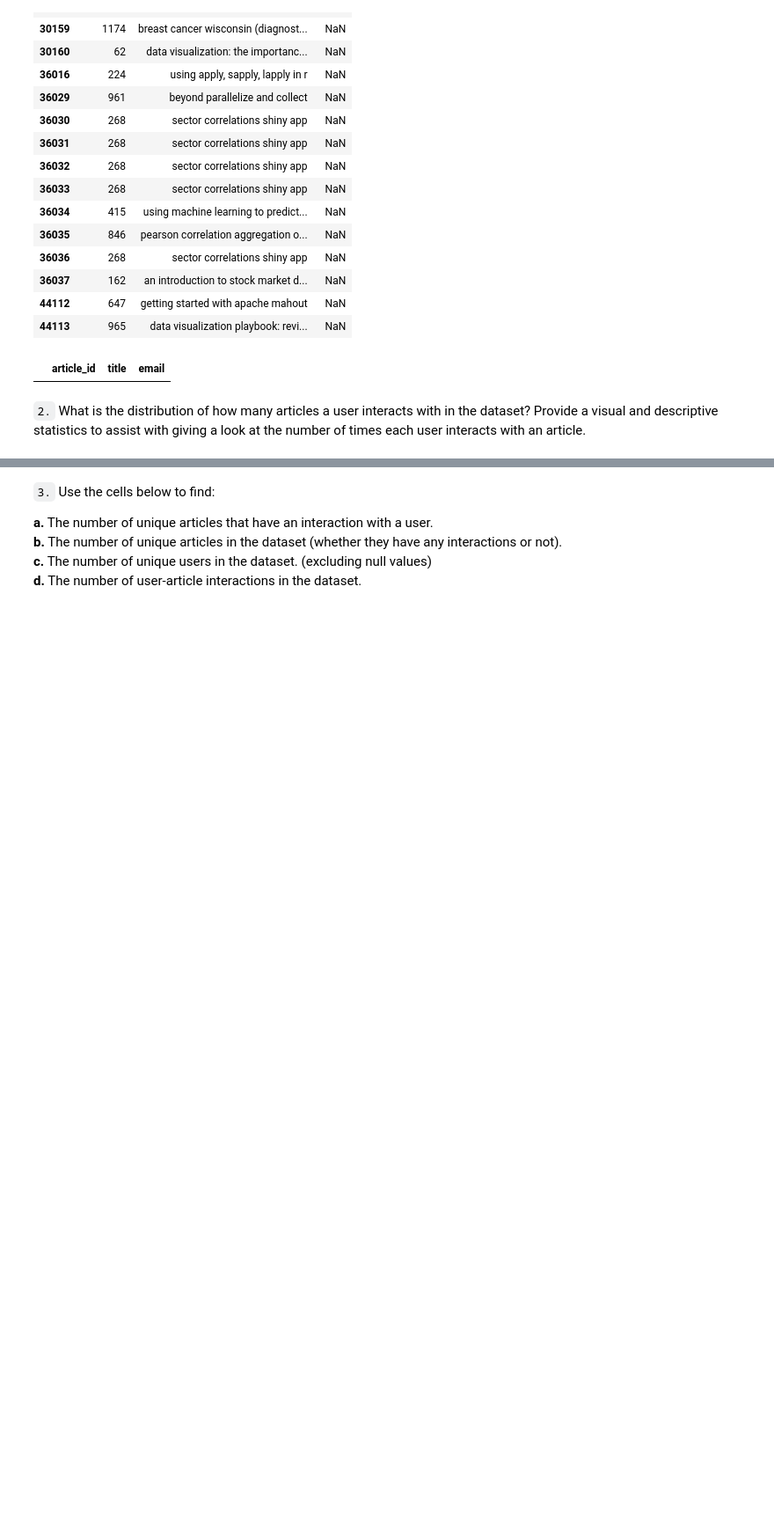
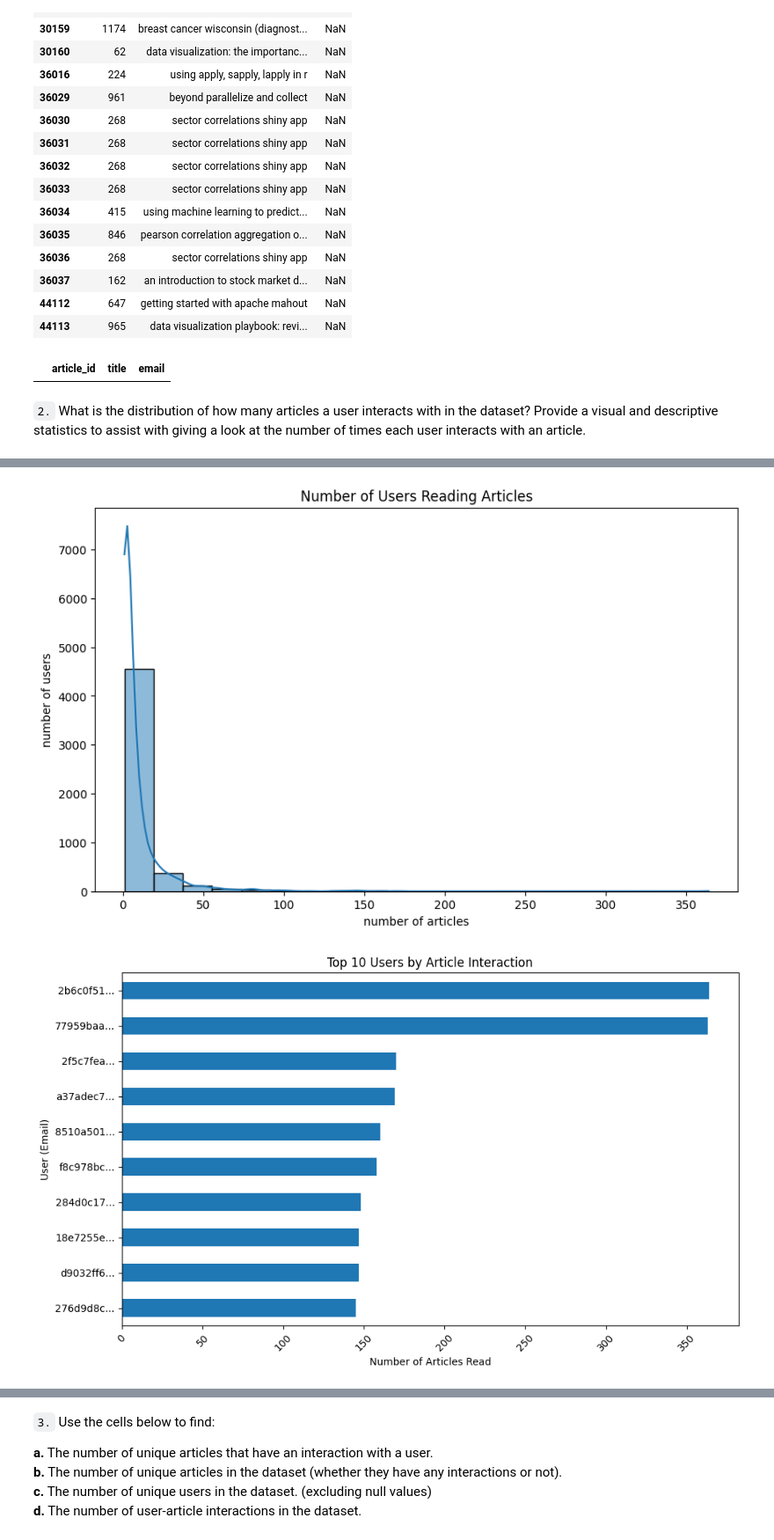
Before and after one commit to lienas/dsnd-recommendation-system-project, a Jupyter notebook: Recommendations_with_IBM.ipynb, the cells around one changed output, grey strips where cells are left out. Shown at 88% size. Cells and saved outputs as stored; diff of their text form; code cells hidden in the pictures; blank space fills up the shorter version.

```diff
--- a/Recommendations_with_IBM.ipynb
+++ b/Recommendations_with_IBM.ipynb
@@ -117 +138,32 @@ user_stats
+# %%
+# Create a plot of the number of articles read by each user
+# get rid of warnings
+import warnings
+warnings.filterwarnings("ignore")
+import seaborn as sns
+
+# Histogram of the number of articles read by each user
+plt.figure(figsize=(10, 6))
+sns.histplot(user_article_counts,kde=True, bins=20)
+plt.xlabel('number of articles')
+plt.ylabel('number of users')
+plt.title('Number of Users Reading Articles')
+plt.show()
+
+# Top-10 Users by Article Interaction
+top_users = user_article_counts.sort_values(ascending=False).head(10)
+# shoreten email addresses
+top_users_display = top_users.copy().sort_values(ascending=True)
+top_users_display.index = [shorten_email(email) for email in top_users_display.index]
+
+plt.figure(figsize=(10, 6))
+top_users_display.plot(kind='barh')
+plt.title('Top 10 Users by Article Interaction')
+plt.ylabel('User (Email)')
+plt.xlabel('Number of Articles Read')
+plt.xticks(rotation=45)
+plt.tight_layout()
+# %% [output]
+[figure, added]
+[figure, added]
 # %%
```
Also changed, not shown: parts of 24 cells of this notebook.
